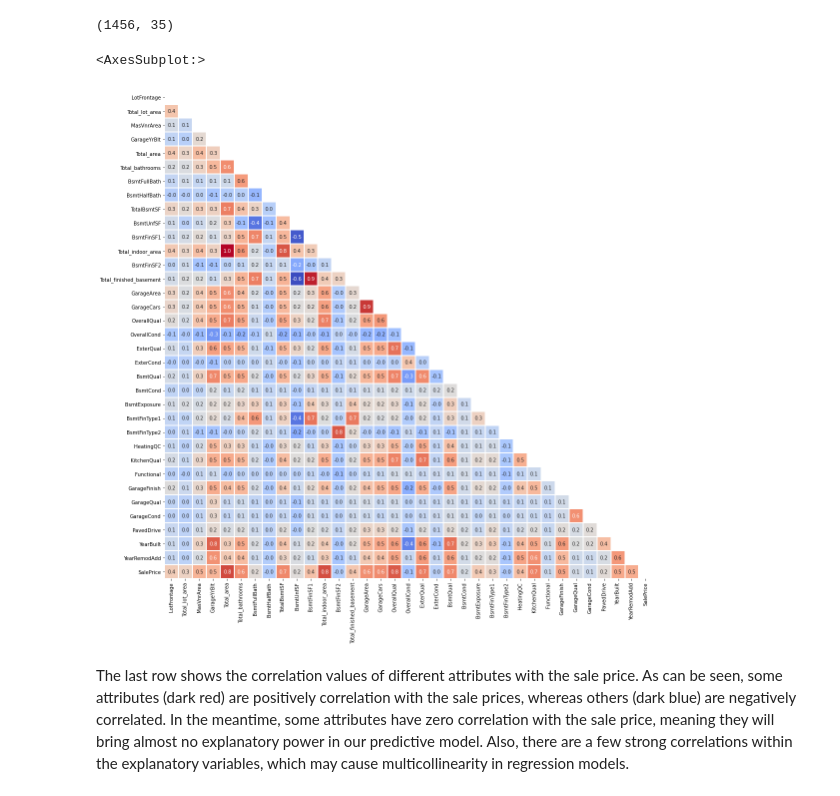
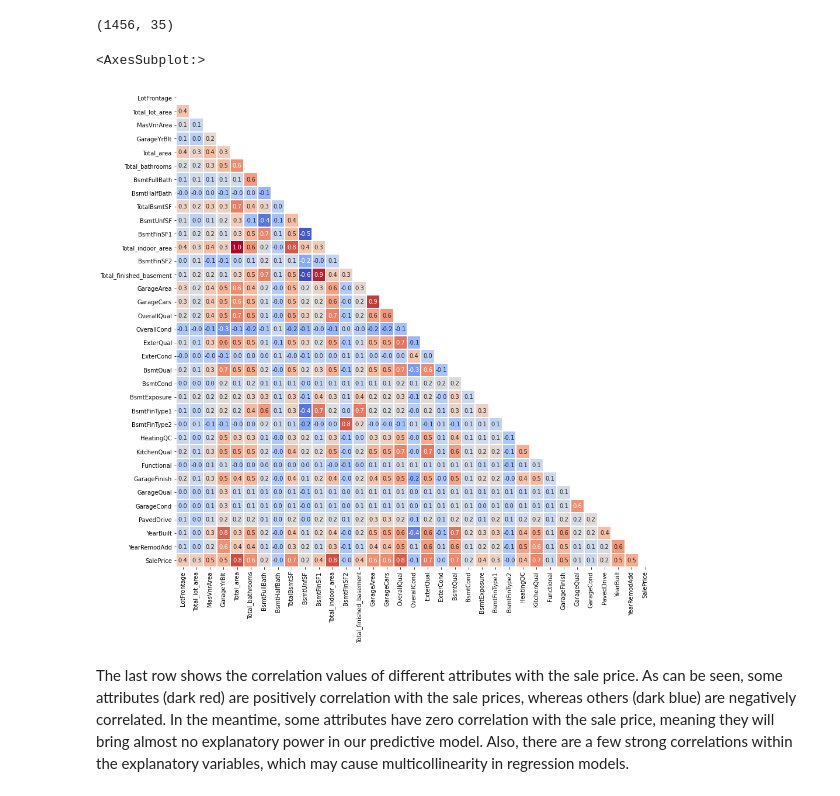
Before and after one commit to allakulov/Udacity_houseprices, a Jupyter notebook: Udacity_capstone.ipynb, the cells around one changed output. Drawn from its saved outputs; the diff is of its cells as text; code cells hidden in the pictures.

```diff
--- a/Udacity_capstone.ipynb
+++ b/Udacity_capstone.ipynb
@@ -564,3 +570,5 @@ pd.isnull(train).sum().sort_values(ascending=False), pd.isnull(test).sum().sort_
 # %%
 # gather all numerical attributes by combinining
 num_attributes = num_col + ordinal_col
+num_attributes.append('SalePrice')
+num_attributes
@@ -645,21 +644,21 @@ See the caveats in the documentation: https://pandas.pydata.org/pandas-docs/stab
 # %%
 # compute correlation values
 corr = df_corr.corr()
 
 #graph
 mask = np.triu(corr)
-plt.figure(figsize=(18, 18))
+plt.figure(figsize=(15, 15))
 sns.heatmap(corr,
             annot=True,
             fmt='.1f',
             cmap='coolwarm',
             square=True,
             mask=mask,
             linewidths=1,
             cbar=False)
 # %% [output]
 <AxesSubplot:>
-[figure, old version]
+[figure, new version]
 # %% [markdown]
 The last row shows the correlation values of different attributes with the sale price. As can be seen, some attributes (dark red) are positively correlation with the sale prices, whereas others (dark blue) are negatively correlated. In the meantime, some attributes have zero correlation with the sale price, meaning they will bring almost no explanatory power in our predictive model. Also, there are a few strong correlations within the explanatory variables, which may cause multicollinearity in regression models.
 # %% [markdown]
```
Also changed, not shown: parts of 39 cells of this notebook.
